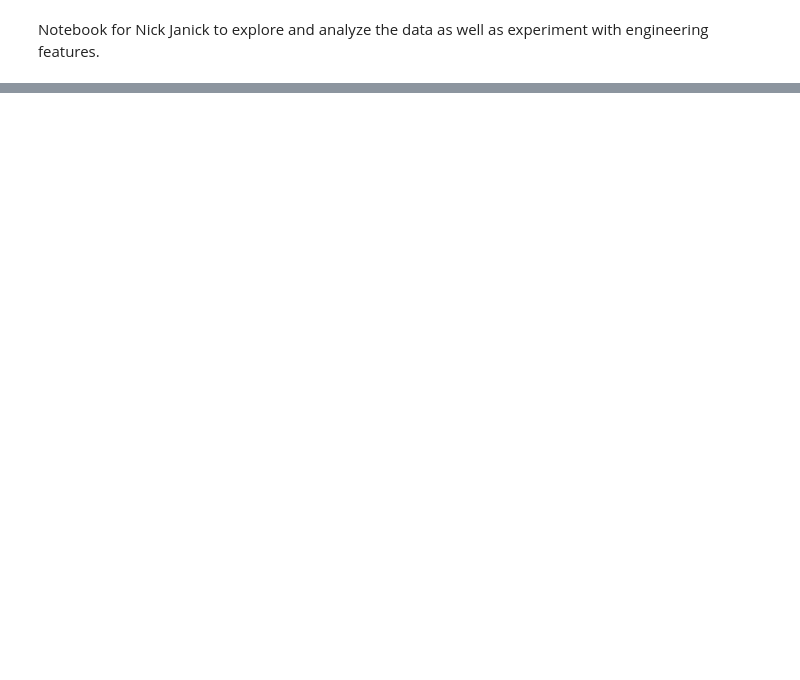
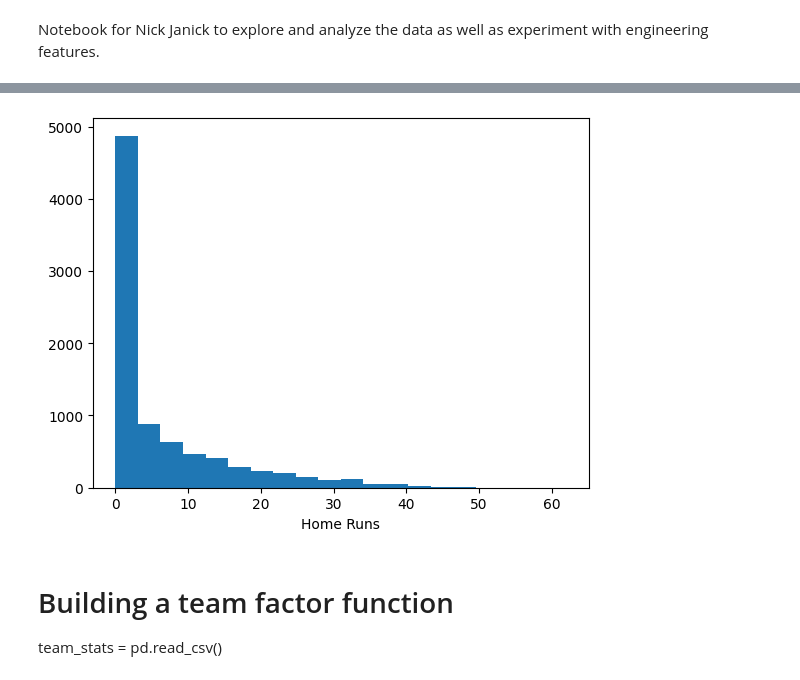
Before and after one commit to N-Janick/BE2100_HR_predictions_ML_project, a Jupyter notebook: notebooks/exploration/nick_j_notebook.ipynb, the cells around one changed output, grey strips where cells are left out. Saved outputs shown, nothing was run; the diff lists cells and outputs as text; code cells hidden in the pictures; blank space fills up the shorter version.

```diff
--- a/notebooks/exploration/nick_j_notebook.ipynb
+++ b/notebooks/exploration/nick_j_notebook.ipynb
@@ -43,0 +52,9 @@ plt.show()
+# %%
+plt.hist(players["HR"],20)
+plt.xlabel("Home Runs")
+plt.show()
+# %% [output]
+[figure, added]
+# %% [markdown]
+# Building a team factor function
+team_stats = pd.read_csv()
```
Also changed, not shown: parts of 6 cells of this notebook, 31 other files.
